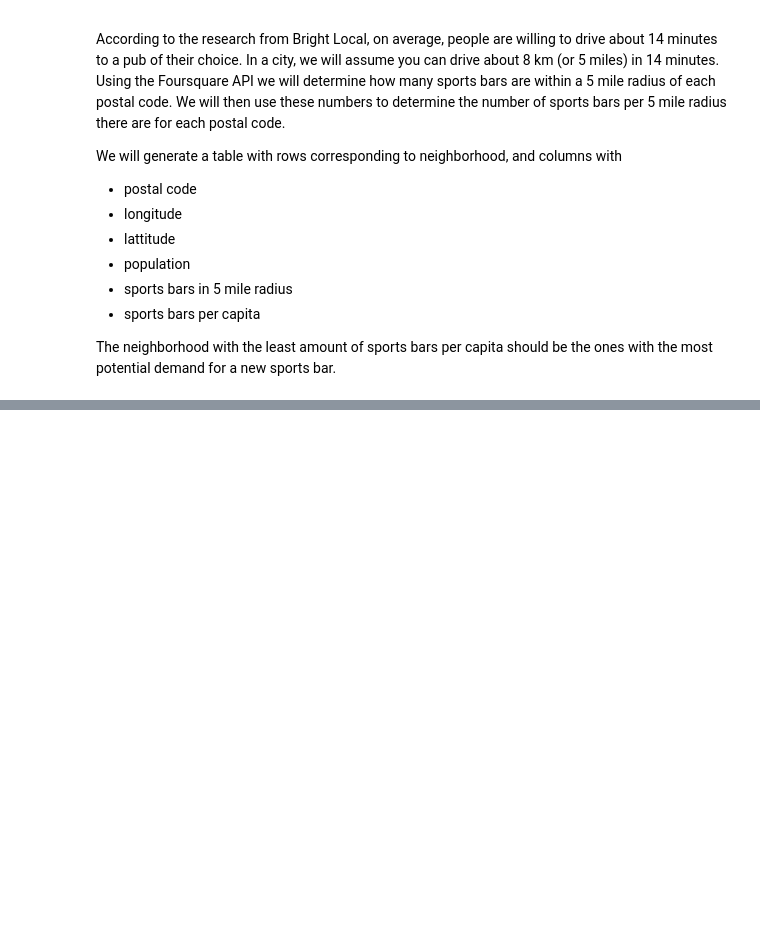
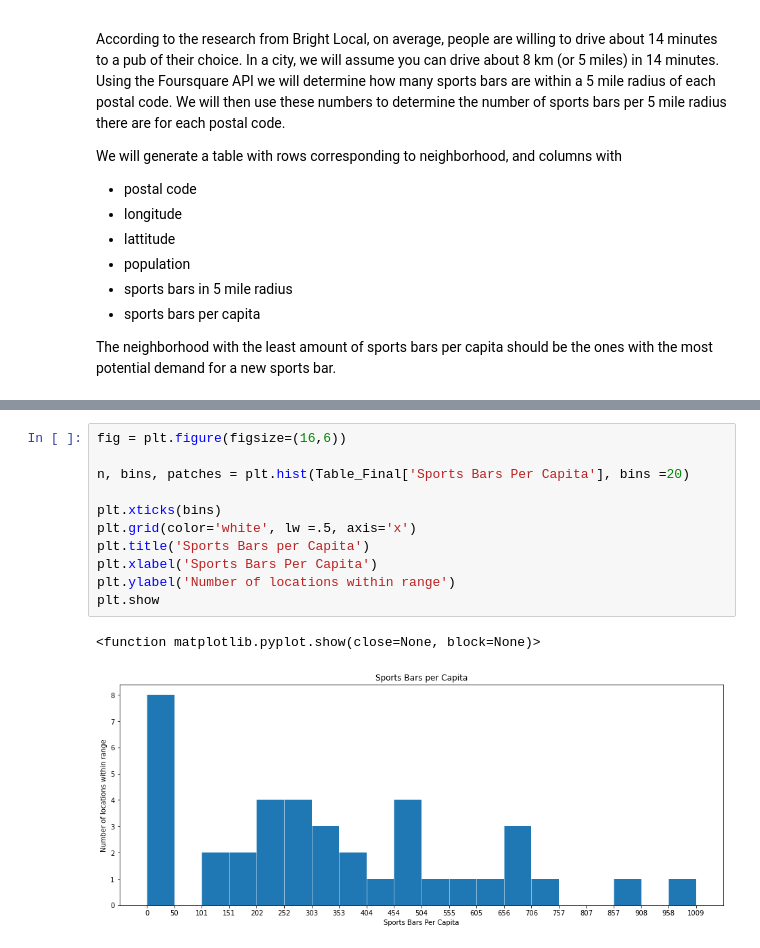
Before and after one commit to kennydiamond1/Coursera_Capstone, a Jupyter notebook: Final Project - Sports Bar Location Toronto.ipynb, the cells around one changed output, grey strips where cells are left out. Cells and saved outputs as stored; diff of their text form; blank space fills up the shorter version.

```diff
--- a/Final Project - Sports Bar Location Toronto.ipynb
+++ b/Final Project - Sports Bar Location Toronto.ipynb
@@ -24,0 +523,14 @@ The neighborhood with the least amount of sports bars per capita should be the o
+# %%
+fig = plt.figure(figsize=(16,6))
+
+n, bins, patches = plt.hist(Table_Final['Sports Bars Per Capita'], bins =20)
+
+plt.xticks(bins)
+plt.grid(color='white', lw =.5, axis='x')
+plt.title('Sports Bars per Capita')
+plt.xlabel('Sports Bars Per Capita')
+plt.ylabel('Number of locations within range')
+plt.show
+# %% [output]
+<function matplotlib.pyplot.show(close=None, block=None)>
+[figure, added]
```
Also changed, not shown: parts of 45 cells of this notebook.
